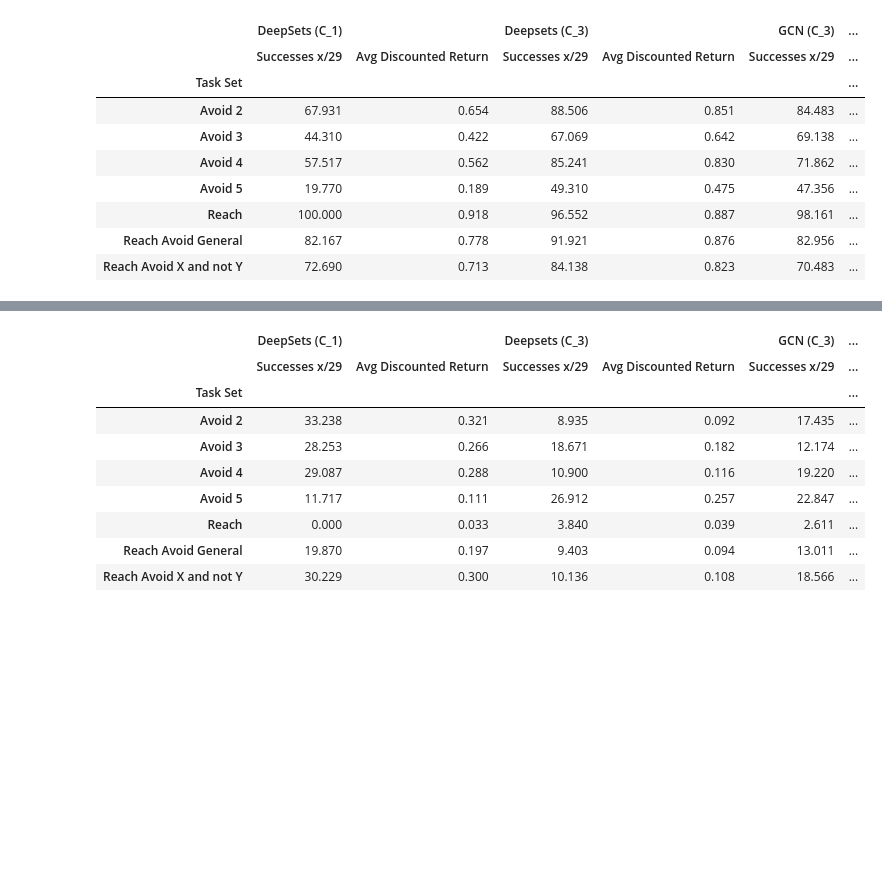
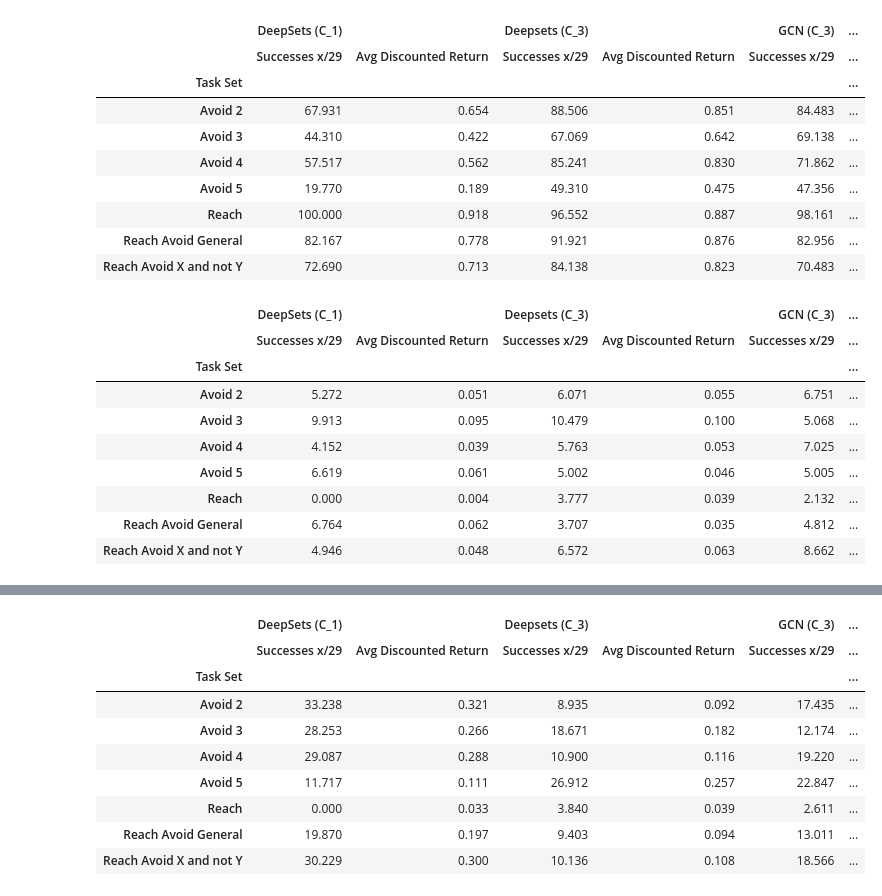
Before and after one commit to mattiagiuri/ltl_gnn, a Jupyter notebook: visualize_neo_results_chessworld.ipynb, the cells around one changed output, grey strips where cells are left out. Drawn from its saved outputs; the diff is of its cells as text; code cells hidden in the pictures; blank space fills up the shorter version.

```diff
--- a/visualize_neo_results_chessworld.ipynb
+++ b/visualize_neo_results_chessworld.ipynb
@@ -31,6 +31,14 @@ def seed_read_results(env_name, files, keys, seeds):
     df_mean = sum(final_dfs.values()) / len(final_dfs)
     df_std = sum([(df_mean - df_cur)**2 / len(final_dfs) for df_cur in final_dfs.values()]).apply(np.sqrt)
     return final_dfs, df_mean, df_std
+# %%
+def actual_stds(final_dfs, df_mean):
+    df_mean_grouped = df_mean.groupby("Task Set").mean()
+    final_dfs_grouped = [(cur_df.groupby("Task Set").mean() - df_mean_grouped)**2/len(final_dfs) for cur_df in final_dfs]
+
+    df_std = sum(final_dfs_grouped).apply(np.sqrt)
+
+    return df_std
 # %%
 # ChessWorld-v1 new finite tasks and results
 
@@ -130,3 +138,16 @@ df_ra_mean.groupby("Task Set").mean()
 | Reach | 100.000 | 0.918 | 96.552 | 0.887 | 98.161 | ... |
 | Reach Avoid General | 82.167 | 0.778 | 91.921 | 0.876 | 82.956 | ... |
 | Reach Avoid X and not Y | 72.690 | 0.713 | 84.138 | 0.823 | 70.483 | ... |
+# %%
+actual_stds(dfs_ra.values(), df_ra_mean)
+# %% [output]
+|  | DeepSets (C_1) |  | Deepsets (C_3) |  | GCN (C_3) | ... |
+|  | Successes x/29 | Avg Discounted Return | Successes x/29 | Avg Discounted Return | Successes x/29 | ... |
+| Task Set |  |  |  |  |  | ... |
+| Avoid 2 | 5.272 | 0.051 | 6.071 | 0.055 | 6.751 | ... |
+| Avoid 3 | 9.913 | 0.095 | 10.479 | 0.100 | 5.068 | ... |
+| Avoid 4 | 4.152 | 0.039 | 5.763 | 0.053 | 7.025 | ... |
+| Avoid 5 | 6.619 | 0.061 | 5.002 | 0.046 | 5.005 | ... |
+| Reach | 0.000 | 0.004 | 3.777 | 0.039 | 2.132 | ... |
+| Reach Avoid General | 6.764 | 0.062 | 3.707 | 0.035 | 4.812 | ... |
+| Reach Avoid X and not Y | 4.946 | 0.048 | 6.572 | 0.063 | 8.662 | ... |
```
Also changed, not shown: parts of 3 cells of this notebook, 5 other files.
